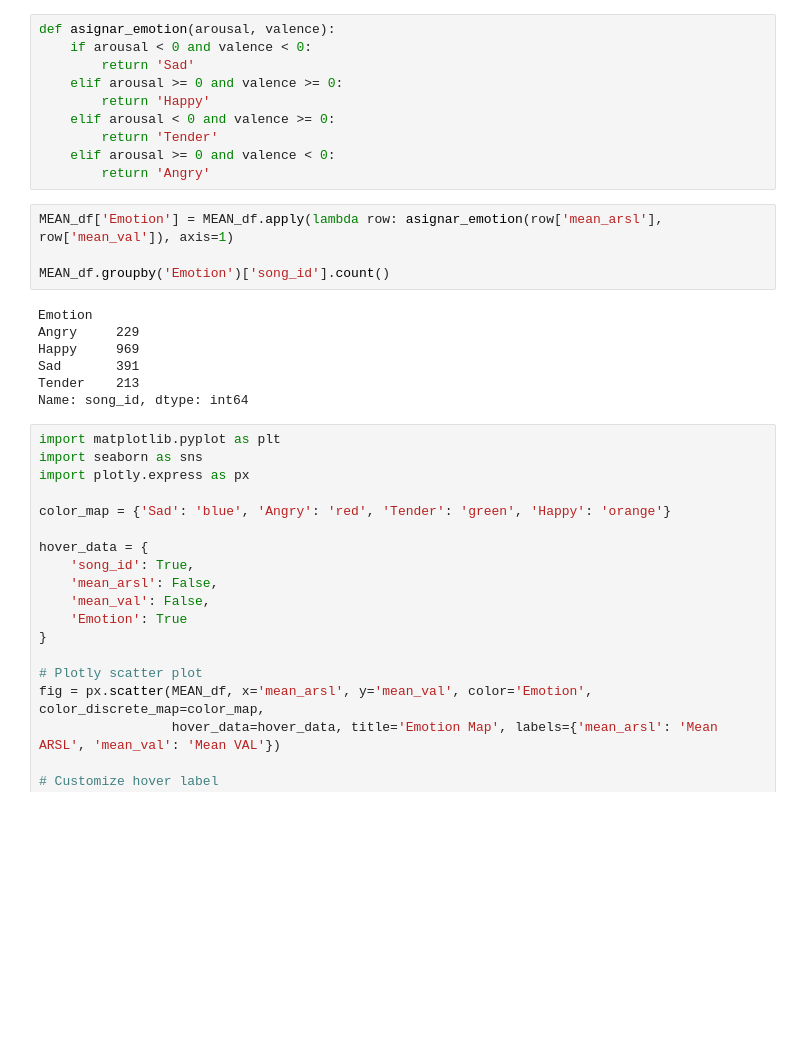
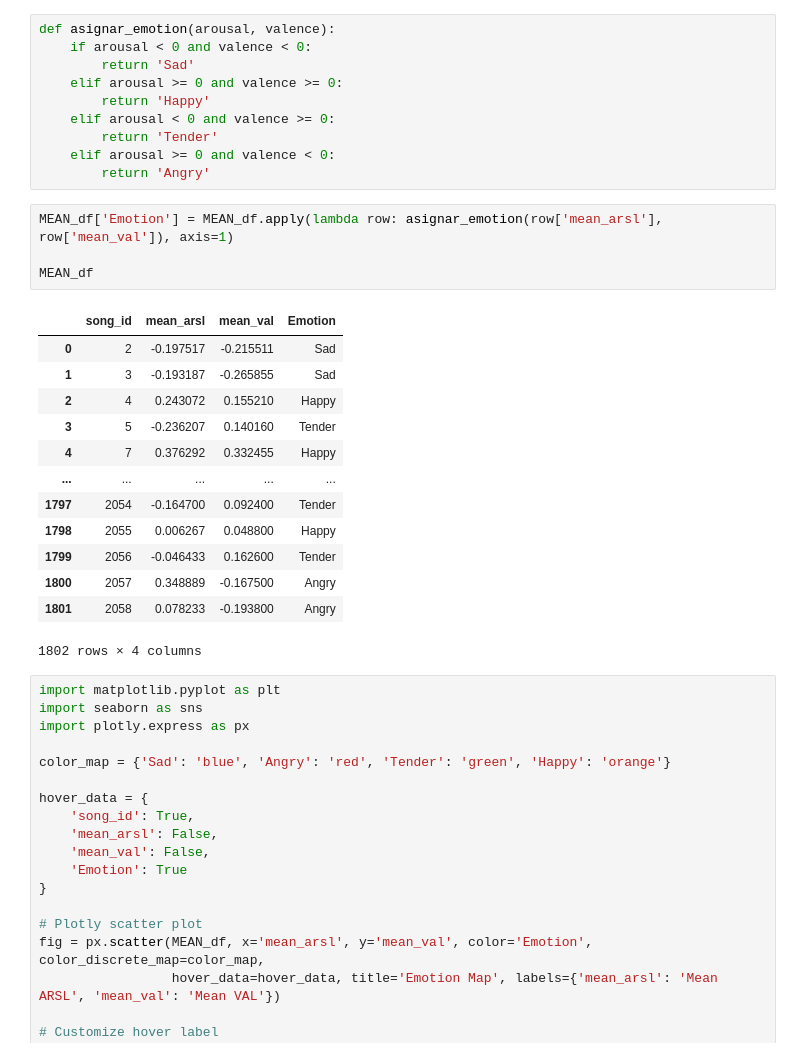
Before and after one commit to EduardoGarcia528/Emociones_class, a Jupyter notebook: class/Clasificador.ipynb, the cells around one changed output. Cells and saved outputs as stored; diff of their text form; blank space fills up the shorter version.

```diff
--- a/class/Clasificador.ipynb
+++ b/class/Clasificador.ipynb
@@ -39,14 +39,21 @@ def asignar_emotion(arousal, valence):
 # %%
 MEAN_df['Emotion'] = MEAN_df.apply(lambda row: asignar_emotion(row['mean_arsl'], row['mean_val']), axis=1)
 
-MEAN_df.groupby('Emotion')['song_id'].count()
+MEAN_df
 # %% [output]
+|  | song_id | mean_arsl | mean_val | Emotion |
+| 0 | 2 | -0.197517 | -0.215511 | Sad |
+| 1 | 3 | -0.193187 | -0.265855 | Sad |
+| 2 | 4 | 0.243072 | 0.155210 | Happy |
+| 3 | 5 | -0.236207 | 0.140160 | Tender |
+| 4 | 7 | 0.376292 | 0.332455 | Happy |
+| ... | ... | ... | ... | ... |
+| 1797 | 2054 | -0.164700 | 0.092400 | Tender |
+| 1798 | 2055 | 0.006267 | 0.048800 | Happy |
+| 1799 | 2056 | -0.046433 | 0.162600 | Tender |
+| 1800 | 2057 | 0.348889 | -0.167500 | Angry |
+| 1801 | 2058 | 0.078233 | -0.193800 | Angry |
-Emotion
-Angry     229
-Happy     969
-Sad       391
-Tender    213
-Name: song_id, dtype: int64
+1802 rows × 4 columns
 # %%
 import matplotlib.pyplot as plt
 import seaborn as sns
```
Also changed, not shown: parts of 4 cells of this notebook.
